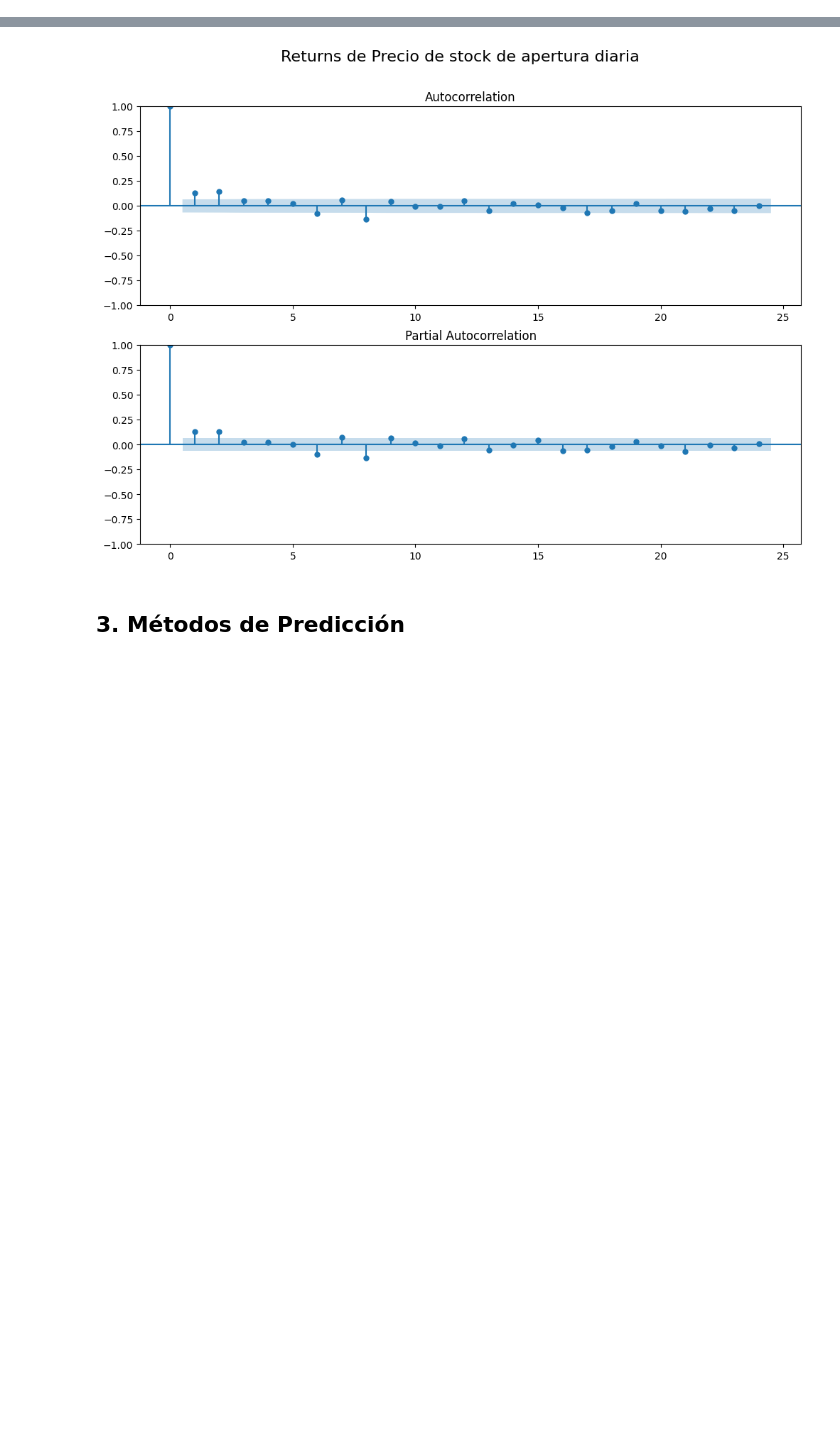
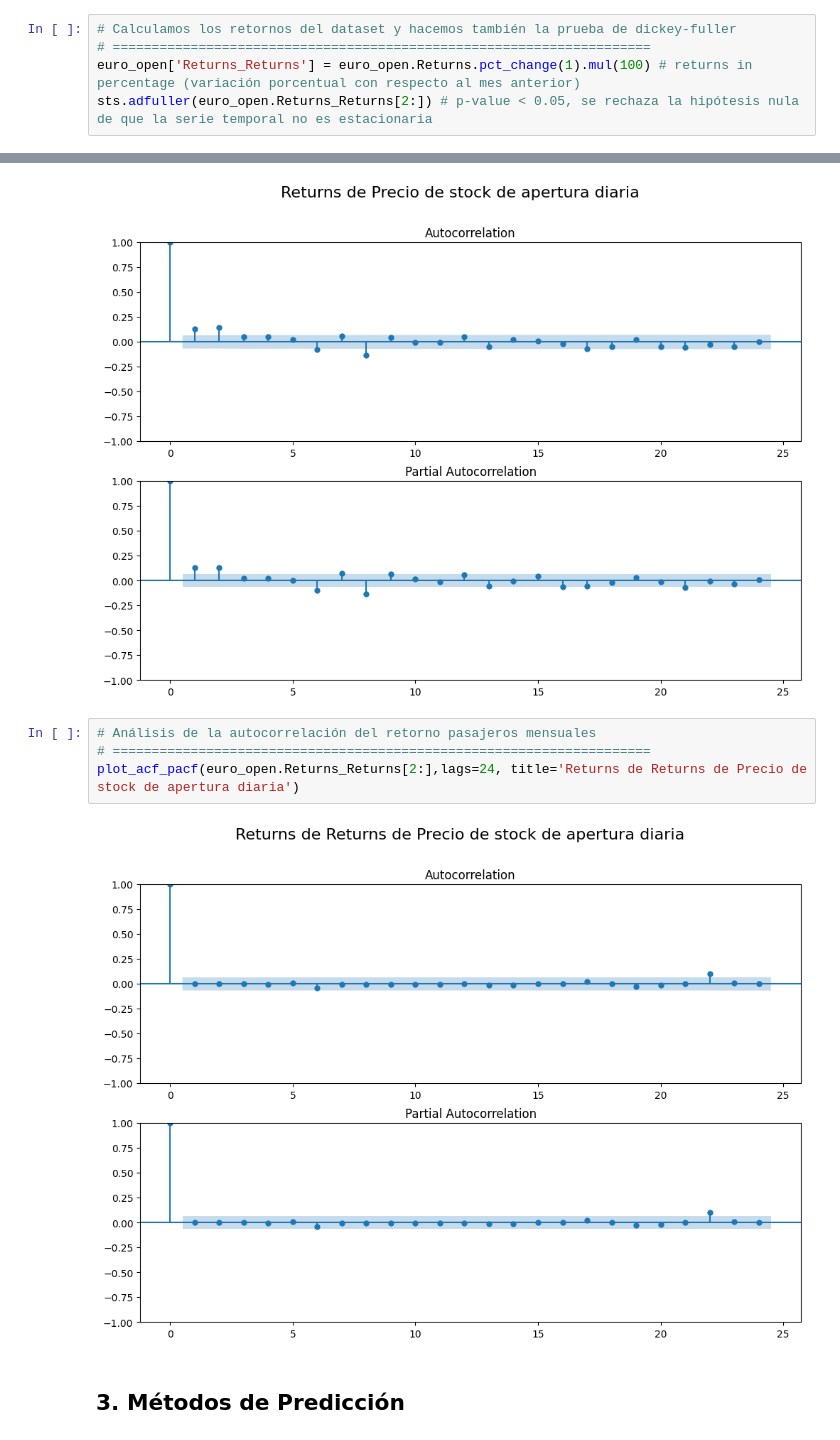
Before and after one commit to AlejandroPqLz/StockPrediction, a Jupyter notebook: DCDC_PrácticaFinal_Predicción de Stock.ipynb, the cells around one changed output, grey strips where cells are left out. Drawn from its saved outputs; the diff is of its cells as text; blank space fills up the shorter version.

```diff
--- a/DCDC_PrácticaFinal_Predicción de Stock.ipynb
+++ b/DCDC_PrácticaFinal_Predicción de Stock.ipynb
@@ -283,3 +283,8 @@ sts.adfuller(euro_open.Returns[1:]) # p-value < 0.05, se rechaza la hipótesis n
   '5%': -2.8648374649929753,
   '10%': -2.5685258078777093},
  2657.4506823890306)
+# %%
+# Calculamos los retornos del dataset y hacemos también la prueba de dickey-fuller
+# =====================================================================
+euro_open['Returns_Returns'] = euro_open.Returns.pct_change(1).mul(100) # returns in percentage (variación porcentual con respecto al mes anterior)
+sts.adfuller(euro_open.Returns_Returns[2:]) # p-value < 0.05, se rechaza la hipótesis nula de que la serie temporal no es estacionaria
@@ -317,6 +331,12 @@ plot_acf_pacf(euro_open.Open,lags=30, title='Precio de stock de apertura diaria'
 plot_acf_pacf(euro_open.Returns[1:],lags=24, title='Returns de Precio de stock de apertura diaria')
 # %% [output]
 [figure]
+# %%
+# Análisis de la autocorrelación del retorno pasajeros mensuales
+# =====================================================================
+plot_acf_pacf(euro_open.Returns_Returns[2:],lags=24, title='Returns de Returns de Precio de stock de apertura diaria')
+# %% [output]
+[figure, added]
 # %% [markdown]
 ## 3. Métodos de Predicción
 # %%
```
Also changed, not shown: parts of 21 cells of this notebook.
